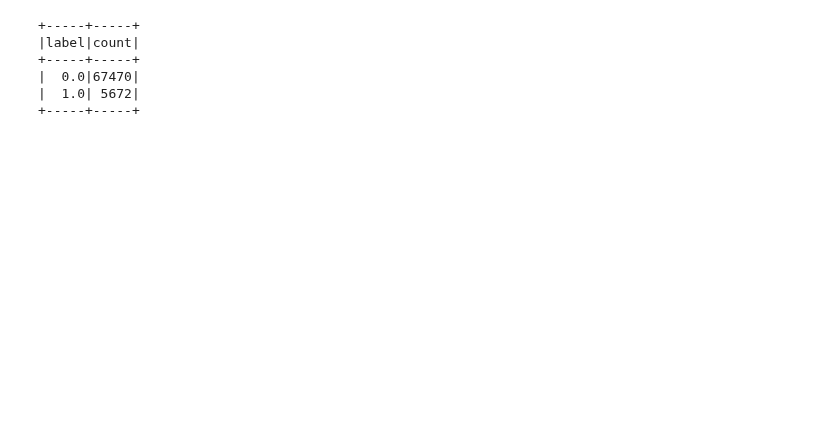
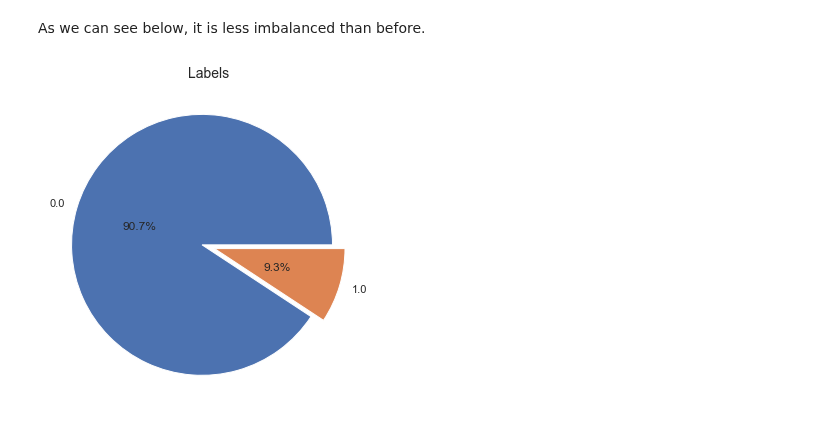
Before and after one commit to VisusAdAstra/Soen471, a Jupyter notebook: code/Isolation_Forest.ipynb, the cells around one changed output. Saved outputs shown, nothing was run; the diff lists cells and outputs as text; code cells hidden in the pictures; blank space fills up the shorter version.

```diff
--- a/code/Isolation_Forest.ipynb
+++ b/code/Isolation_Forest.ipynb
@@ -169,10 +168,10 @@ print(testing.count())
-# %%
-## show the distribution of label "0" and "1"
-feat_data.groupby('label').count().show()
-# %% [output]
-+-----+-----+
-|label|count|
-+-----+-----+
-|  0.0|67470|
-|  1.0| 5672|
-+-----+-----+
+# %% [markdown]
+As we can see below, it is less imbalanced than before.
+# %%
+label_count_pd = training.groupby('label').count().toPandas()
+pie, ax = plt.subplots(figsize=[10,6])
+plt.pie(x=label_count_pd['count'].tolist(), autopct="%.1f%%", explode=[0.05]*2, labels=label_count_pd['label'].tolist(), pctdistance=0.5)
+plt.title("Labels", fontsize=14)
+plt.show()
+# %% [output]
+[figure, added]
```
Also changed, not shown: parts of 24 cells of this notebook.
